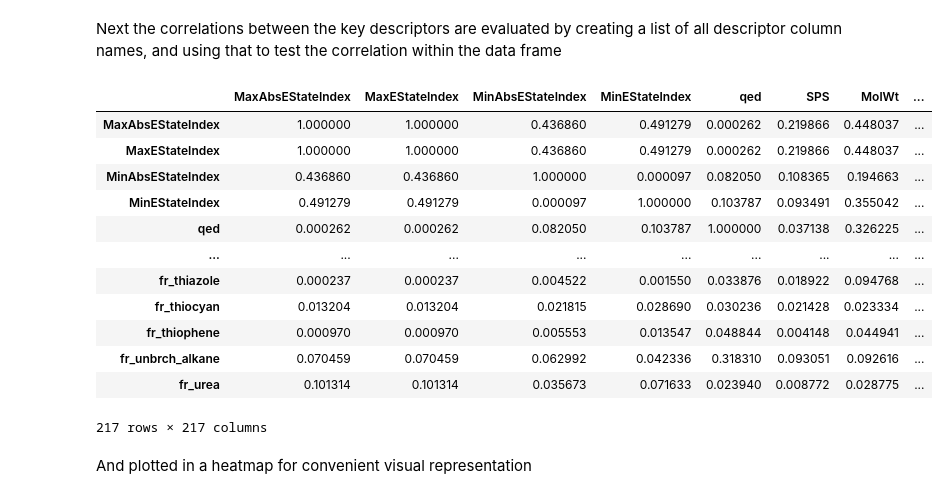
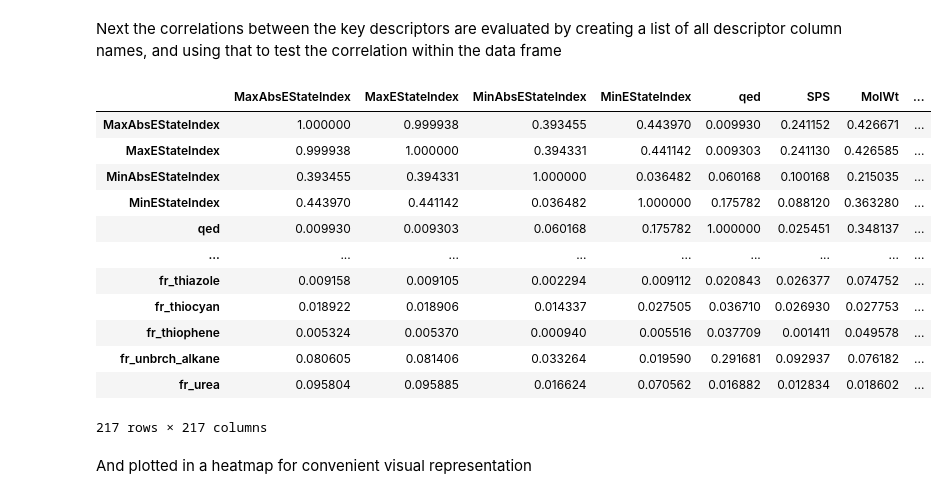
Before and after one commit to Natashasia/CHE1147-Group-6, a Jupyter notebook: EDA.ipynb, the cells around one changed output. Saved outputs shown, nothing was run; the diff lists cells and outputs as text; code cells hidden in the pictures.

```diff
--- a/EDA.ipynb
+++ b/EDA.ipynb
@@ -70,6 +86,6 @@ df
 # %% [markdown]
 **Loading local versions**
 # %%
-df = pd.read_csv("data/raw_data_tox21.csv")
+df = pd.read_csv("data/tox21_10k_data_all.csv")
 df
 # %% [output]
@@ -91,6 +107,6 @@ Verifying the data set was successfully loaded
 # %% [markdown]
 Next a sub data set is taken from the overall data set focusing on key characteristics for this project, including the formula, formula weight, ID, smiles, mol object, and the 5 stress response indicators.
 # %%
-df_of_study = df[['mol_id','smiles', 'SR-ARE', 'SR-ATAD5', 'SR-HSE', 'SR-MMP', 'SR-p53']]
+df_of_study = df[['ID','SMILES', "Formula", 'SR-ARE', 'SR-ATAD5', 'SR-HSE', 'SR-MMP', 'SR-p53']]
 df_of_study.head()
 # %% [output]
@@ -139,5 +155,5 @@ def canonicalize_smiles(smiles, isomeric=True):
 
 
 
-df_of_study['mol'] = df_of_study['smiles'].apply(add_mol_object)
-df_of_study['canon_smiles'] = df_of_study['smiles'].apply(canonicalize_smiles)
+df_of_study['mol'] = df_of_study['SMILES'].apply(add_mol_object)
+df_of_study['canon_smiles'] = df_of_study['SMILES'].apply(canonicalize_smiles)
@@ -232,23 +271,23 @@ df_with_descriptors.describe()
 # %% [markdown]
 Next the correlations between the key descriptors are evaluated by creating a list of all descriptor column names, and using that to test the correlation within the data frame
 # %%
-descriptor_columns = df_with_descriptors.columns[9:]
+descriptor_columns = df_with_descriptors.columns[10:]
 correlation_matrix = df_with_descriptors[descriptor_columns].corr().abs()
 
 correlation_matrix
 # %% [output]
 |  | MaxAbsEStateIndex | MaxEStateIndex | MinAbsEStateIndex | MinEStateIndex | qed | SPS | MolWt | ... |
-| MaxAbsEStateIndex | 1.000000 | 1.000000 | 0.436860 | 0.491279 | 0.000262 | 0.219866 | 0.448037 | ... |
-| MaxEStateIndex | 1.000000 | 1.000000 | 0.436860 | 0.491279 | 0.000262 | 0.219866 | 0.448037 | ... |
-| MinAbsEStateIndex | 0.436860 | 0.436860 | 1.000000 | 0.000097 | 0.082050 | 0.108365 | 0.194663 | ... |
-| MinEStateIndex | 0.491279 | 0.491279 | 0.000097 | 1.000000 | 0.103787 | 0.093491 | 0.355042 | ... |
-| qed | 0.000262 | 0.000262 | 0.082050 | 0.103787 | 1.000000 | 0.037138 | 0.326225 | ... |
+| MaxAbsEStateIndex | 1.000000 | 0.999938 | 0.393455 | 0.443970 | 0.009930 | 0.241152 | 0.426671 | ... |
+| MaxEStateIndex | 0.999938 | 1.000000 | 0.394331 | 0.441142 | 0.009303 | 0.241130 | 0.426585 | ... |
+| MinAbsEStateIndex | 0.393455 | 0.394331 | 1.000000 | 0.036482 | 0.060168 | 0.100168 | 0.215035 | ... |
+| MinEStateIndex | 0.443970 | 0.441142 | 0.036482 | 1.000000 | 0.175782 | 0.088120 | 0.363280 | ... |
+| qed | 0.009930 | 0.009303 | 0.060168 | 0.175782 | 1.000000 | 0.025451 | 0.348137 | ... |
 | ... | ... | ... | ... | ... | ... | ... | ... | ... |
-| fr_thiazole | 0.000237 | 0.000237 | 0.004522 | 0.001550 | 0.033876 | 0.018922 | 0.094768 | ... |
-| fr_thiocyan | 0.013204 | 0.013204 | 0.021815 | 0.028690 | 0.030236 | 0.021428 | 0.023334 | ... |
-| fr_thiophene | 0.000970 | 0.000970 | 0.005553 | 0.013547 | 0.048844 | 0.004148 | 0.044941 | ... |
-| fr_unbrch_alkane | 0.070459 | 0.070459 | 0.062992 | 0.042336 | 0.318310 | 0.093051 | 0.092616 | ... |
-| fr_urea | 0.101314 | 0.101314 | 0.035673 | 0.071633 | 0.023940 | 0.008772 | 0.028775 | ... |
+| fr_thiazole | 0.009158 | 0.009105 | 0.002294 | 0.009112 | 0.020843 | 0.026377 | 0.074752 | ... |
+| fr_thiocyan | 0.018922 | 0.018906 | 0.014337 | 0.027505 | 0.036710 | 0.026930 | 0.027753 | ... |
+| fr_thiophene | 0.005324 | 0.005370 | 0.000940 | 0.005516 | 0.037709 | 0.001411 | 0.049578 | ... |
+| fr_unbrch_alkane | 0.080605 | 0.081406 | 0.033264 | 0.019590 | 0.291681 | 0.092937 | 0.076182 | ... |
+| fr_urea | 0.095804 | 0.095885 | 0.016624 | 0.070562 | 0.016882 | 0.012834 | 0.018602 | ... |
 217 rows × 217 columns
 # %% [markdown]
 And plotted in a heatmap for convenient visual representation
```
Also changed, not shown: parts of 27 cells of this notebook.
